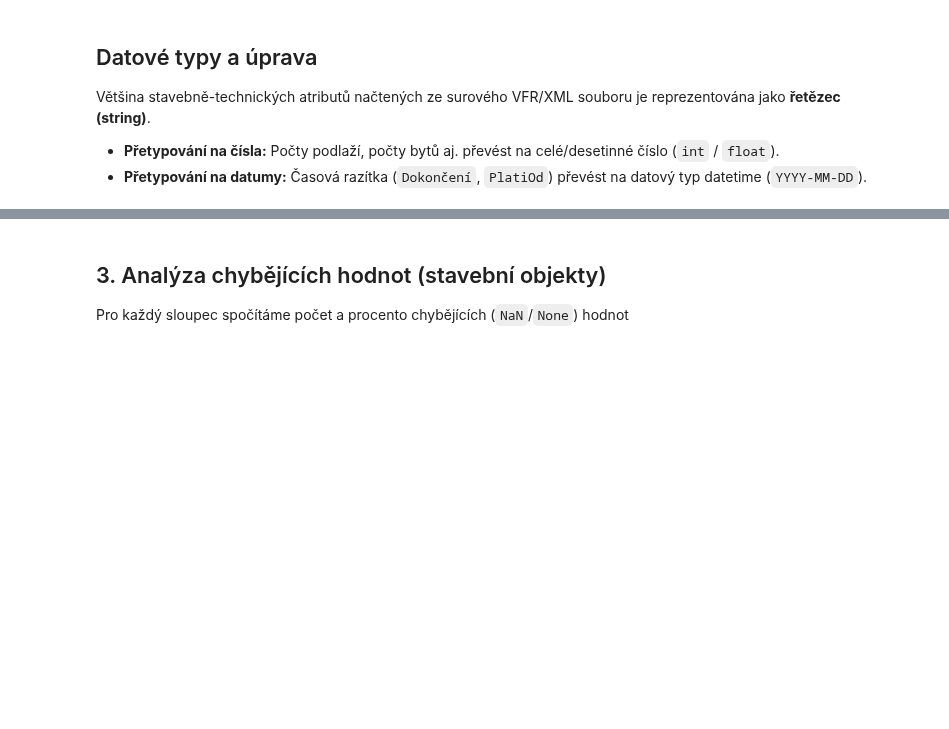
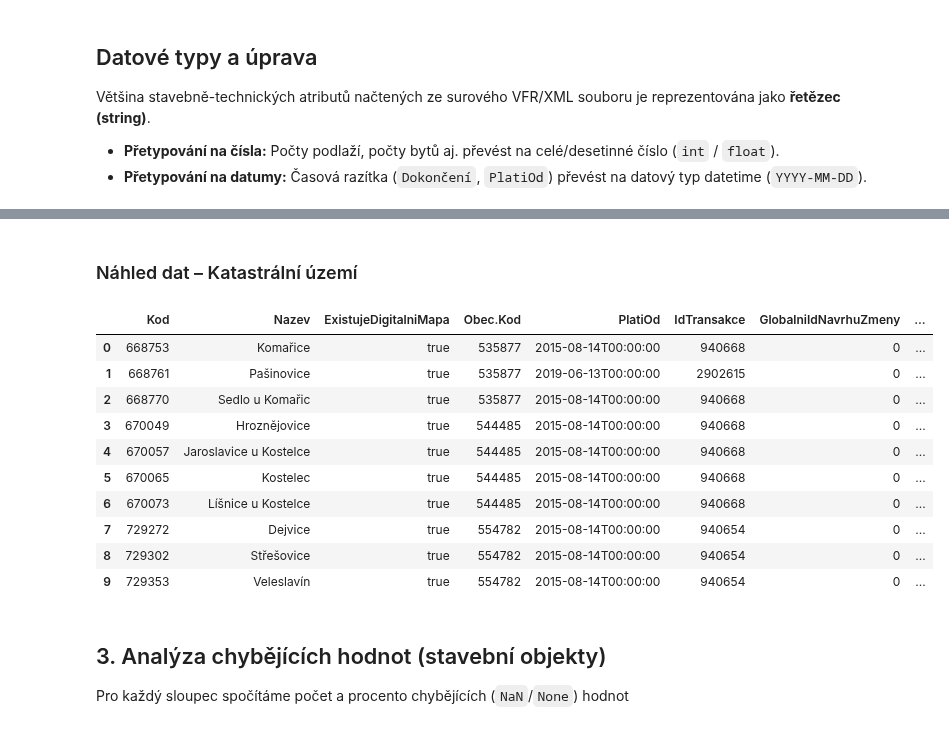
Before and after one commit to opendatalabcz/development-geodata, a Jupyter notebook: analyza/ruian_vfr_aktualni_profiling_stat.ipynb, the cells around one changed output, grey strips where cells are left out. Saved outputs shown, nothing was run; the diff lists cells and outputs as text; code cells hidden in the pictures; blank space fills up the shorter version.

```diff
--- a/analyza/ruian_vfr_aktualni_profiling_stat.ipynb
+++ b/analyza/ruian_vfr_aktualni_profiling_stat.ipynb
@@ -391,3 +421,19 @@ df_so.head(10)
+# %% [markdown]
+### Náhled dat – Katastrální území
+# %%
+df_katastralni_uzemi.head(10)
+# %% [output]
+|  | Kod | Nazev | ExistujeDigitalniMapa | Obec.Kod | PlatiOd | IdTransakce | GlobalniIdNavrhuZmeny | ... |
+| 0 | 668753 | Komařice | true | 535877 | 2015-08-14T00:00:00 | 940668 | 0 | ... |
+| 1 | 668761 | Pašinovice | true | 535877 | 2019-06-13T00:00:00 | 2902615 | 0 | ... |
+| 2 | 668770 | Sedlo u Komařic | true | 535877 | 2015-08-14T00:00:00 | 940668 | 0 | ... |
+| 3 | 670049 | Hroznějovice | true | 544485 | 2015-08-14T00:00:00 | 940668 | 0 | ... |
+| 4 | 670057 | Jaroslavice u Kostelce | true | 544485 | 2015-08-14T00:00:00 | 940668 | 0 | ... |
+| 5 | 670065 | Kostelec | true | 544485 | 2015-08-14T00:00:00 | 940668 | 0 | ... |
+| 6 | 670073 | Líšnice u Kostelce | true | 544485 | 2015-08-14T00:00:00 | 940668 | 0 | ... |
+| 7 | 729272 | Dejvice | true | 554782 | 2015-08-14T00:00:00 | 940654 | 0 | ... |
+| 8 | 729302 | Střešovice | true | 554782 | 2015-08-14T00:00:00 | 940654 | 0 | ... |
+| 9 | 729353 | Veleslavín | true | 554782 | 2015-08-14T00:00:00 | 940654 | 0 | ... |
 # %% [markdown]
 ## 3. Analýza chybějících hodnot (stavební objekty)
 
```
Also changed, not shown: parts of 9 cells of this notebook, 6 other files.
